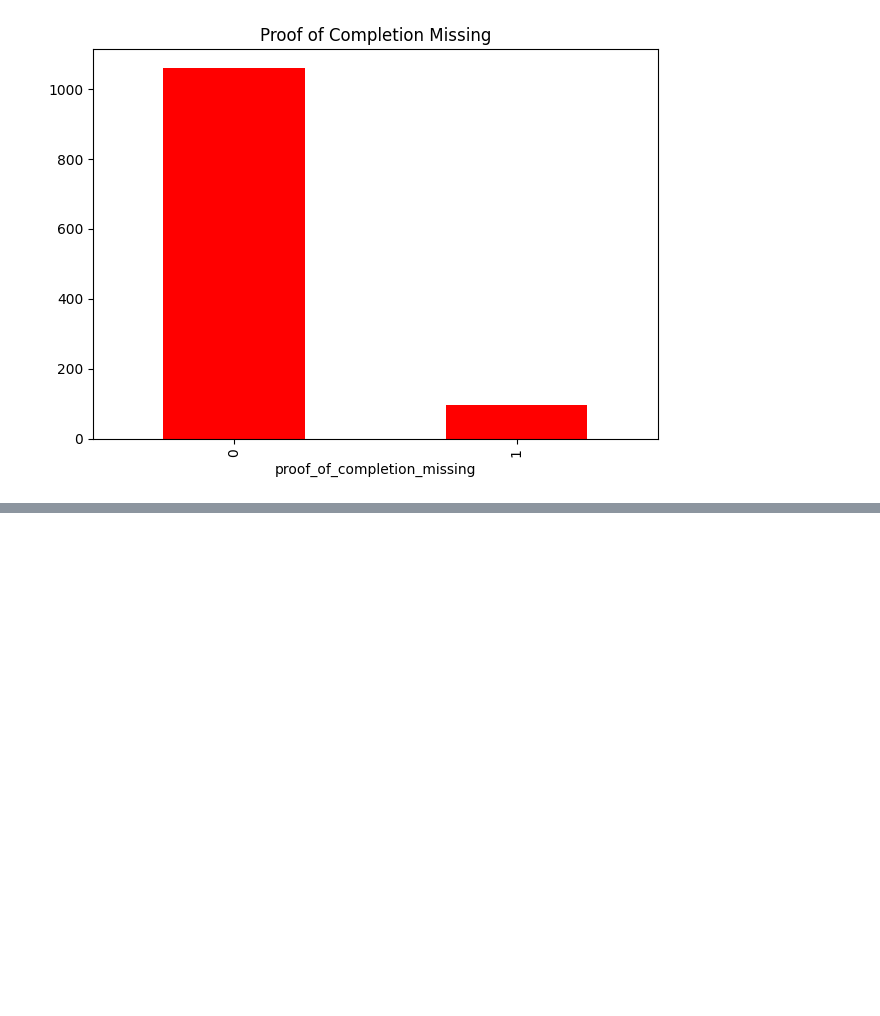
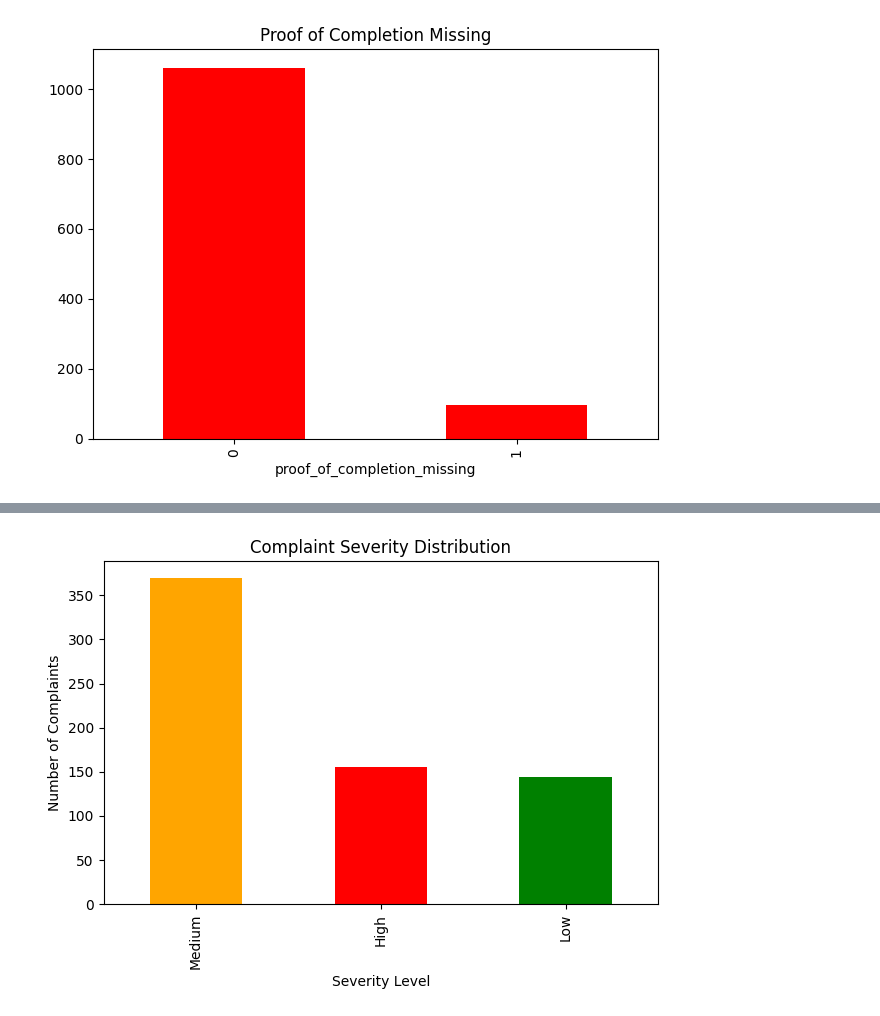
Before and after one commit to Ammar-muz/NorthStar-Analytics, a Jupyter notebook: northstar_analysis.ipynb, the cells around one changed output, grey strips where cells are left out. Cells and saved outputs as stored; diff of their text form; code cells hidden in the pictures; blank space fills up the shorter version.

```diff
--- a/northstar_analysis.ipynb
+++ b/northstar_analysis.ipynb
@@ -390,0 +411,9 @@ Name: count, dtype: int64
+# %%
+final_data['severity'].value_counts().plot(kind='bar', color=['orange','red','green'])
+plt.title('Complaint Severity Distribution')
+plt.xlabel('Severity Level')
+plt.ylabel('Number of Complaints')
+plt.tight_layout()
+plt.show()
+# %% [output]
+[figure, added]
```
Also changed, not shown: parts of 6 cells of this notebook.
